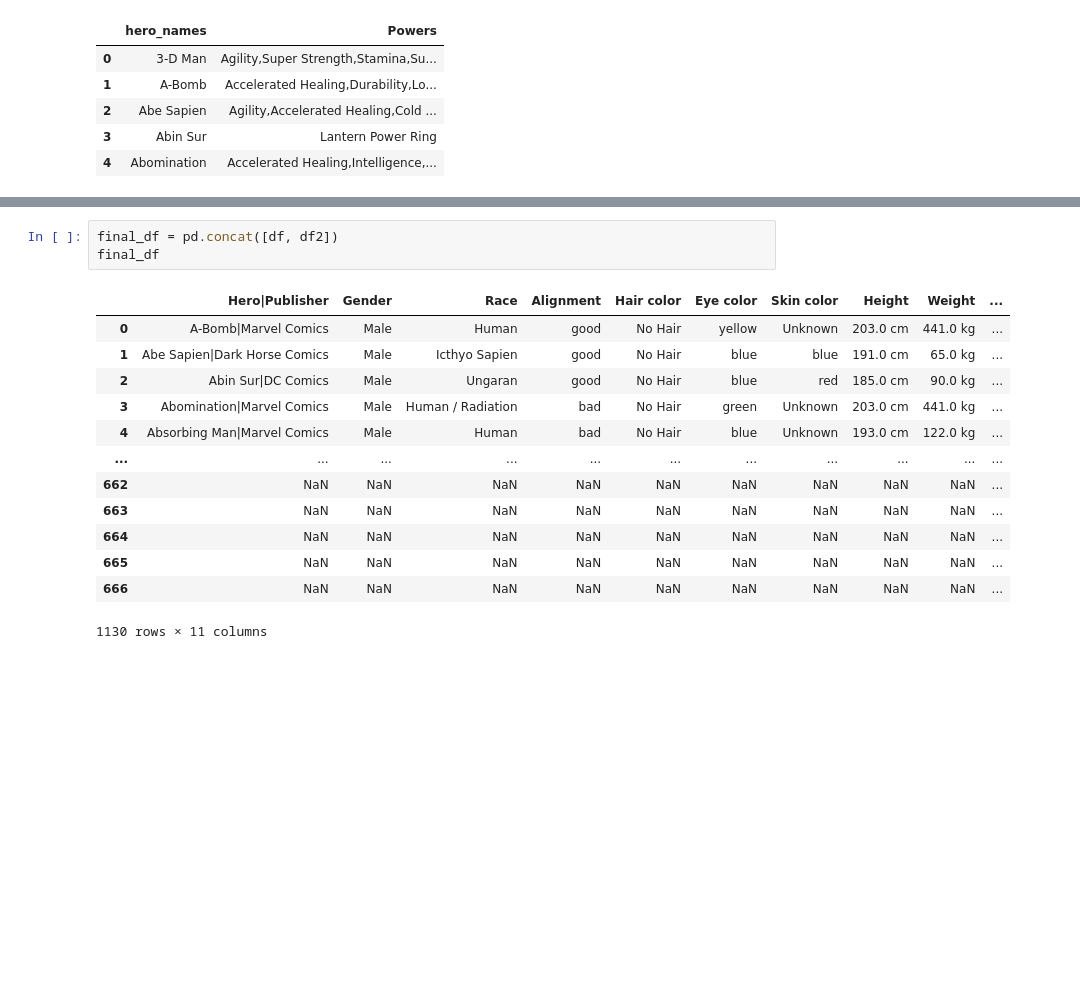
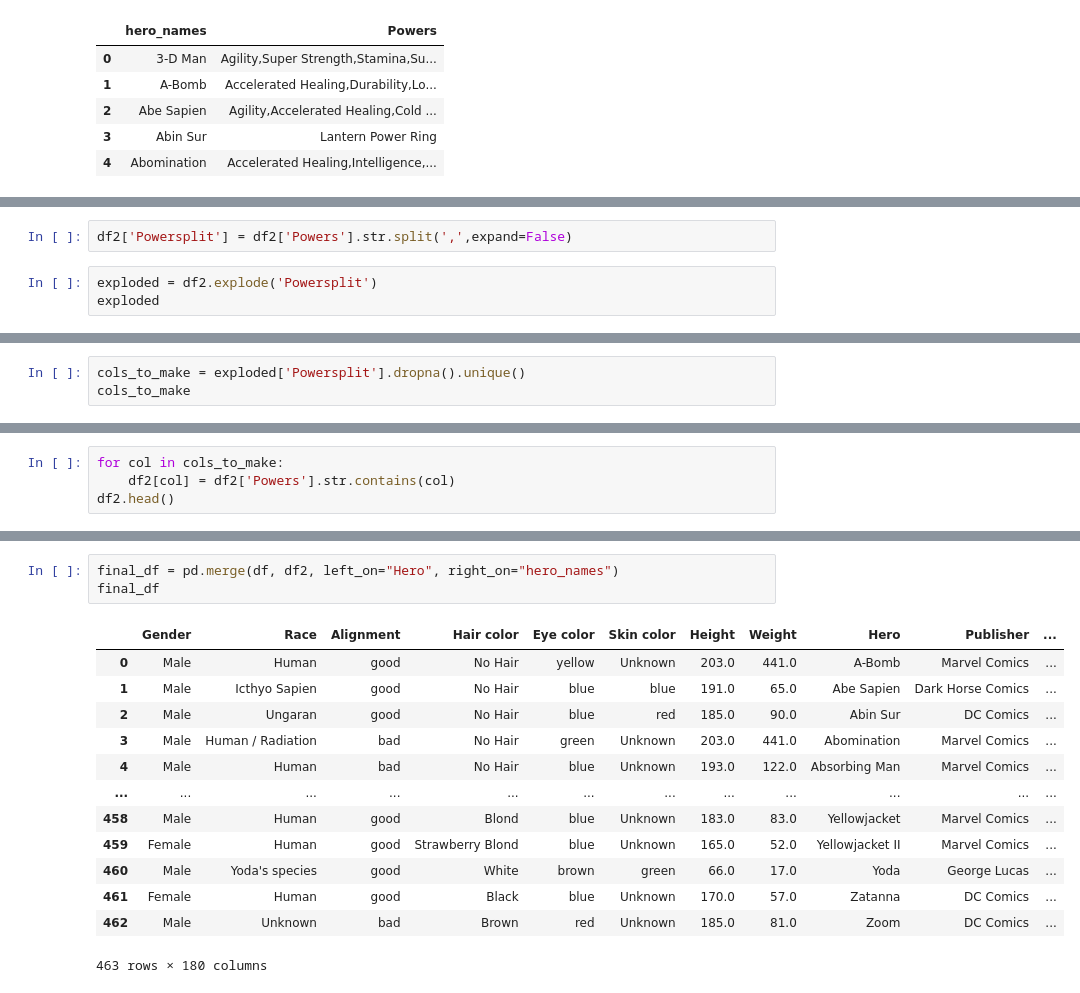
Before and after one commit to LarsonBodden/Applying-Advanced-Transformations, a Jupyter notebook: Applying Advanced Transformations.ipynb, the cells around one changed output, grey strips where cells are left out. Drawn from its saved outputs; the diff is of its cells as text; blank space fills up the shorter version.

```diff
--- a/Applying Advanced Transformations.ipynb
+++ b/Applying Advanced Transformations.ipynb
@@ -161,0 +186,5 @@ memory usage: 10.5+ KB
+# %%
+df2['Powersplit'] = df2['Powers'].str.split(',',expand=False)
+# %%
+exploded = df2.explode('Powersplit')
+exploded
@@ -161,0 +205,3 @@ memory usage: 10.5+ KB
+# %%
+cols_to_make = exploded['Powersplit'].dropna().unique()
+cols_to_make
@@ -161,0 +226,4 @@ memory usage: 10.5+ KB
+# %%
+for col in cols_to_make:
+    df2[col] = df2['Powers'].str.contains(col)
+df2.head()
@@ -162,17 +238,17 @@ memory usage: 10.5+ KB
 # %%
-final_df = pd.concat([df, df2])
+final_df = pd.merge(df, df2, left_on="Hero", right_on="hero_names")
 final_df
 # %% [output]
-|  | Hero|Publisher | Gender | Race | Alignment | Hair color | Eye color | Skin color | Height | Weight | ... |
-| 0 | A-Bomb|Marvel Comics | Male | Human | good | No Hair | yellow | Unknown | 203.0 cm | 441.0 kg | ... |
-| 1 | Abe Sapien|Dark Horse Comics | Male | Icthyo Sapien | good | No Hair | blue | blue | 191.0 cm | 65.0 kg | ... |
-| 2 | Abin Sur|DC Comics | Male | Ungaran | good | No Hair | blue | red | 185.0 cm | 90.0 kg | ... |
-| 3 | Abomination|Marvel Comics | Male | Human / Radiation | bad | No Hair | green | Unknown | 203.0 cm | 441.0 kg | ... |
-| 4 | Absorbing Man|Marvel Comics | Male | Human | bad | No Hair | blue | Unknown | 193.0 cm | 122.0 kg | ... |
-| ... | ... | ... | ... | ... | ... | ... | ... | ... | ... | ... |
-| 662 | NaN | NaN | NaN | NaN | NaN | NaN | NaN | NaN | NaN | ... |
-| 663 | NaN | NaN | NaN | NaN | NaN | NaN | NaN | NaN | NaN | ... |
-| 664 | NaN | NaN | NaN | NaN | NaN | NaN | NaN | NaN | NaN | ... |
-| 665 | NaN | NaN | NaN | NaN | NaN | NaN | NaN | NaN | NaN | ... |
-| 666 | NaN | NaN | NaN | NaN | NaN | NaN | NaN | NaN | NaN | ... |
+|  | Gender | Race | Alignment | Hair color | Eye color | Skin color | Height | Weight | Hero | Publisher | ... |
+| 0 | Male | Human | good | No Hair | yellow | Unknown | 203.0 | 441.0 | A-Bomb | Marvel Comics | ... |
+| 1 | Male | Icthyo Sapien | good | No Hair | blue | blue | 191.0 | 65.0 | Abe Sapien | Dark Horse Comics | ... |
+| 2 | Male | Ungaran | good | No Hair | blue | red | 185.0 | 90.0 | Abin Sur | DC Comics | ... |
+| 3 | Male | Human / Radiation | bad | No Hair | green | Unknown | 203.0 | 441.0 | Abomination | Marvel Comics | ... |
+| 4 | Male | Human | bad | No Hair | blue | Unknown | 193.0 | 122.0 | Absorbing Man | Marvel Comics | ... |
+| ... | ... | ... | ... | ... | ... | ... | ... | ... | ... | ... | ... |
+| 458 | Male | Human | good | Blond | blue | Unknown | 183.0 | 83.0 | Yellowjacket | Marvel Comics | ... |
+| 459 | Female | Human | good | Strawberry Blond | blue | Unknown | 165.0 | 52.0 | Yellowjacket II | Marvel Comics | ... |
+| 460 | Male | Yoda's species | good | White | brown | green | 66.0 | 17.0 | Yoda | George Lucas | ... |
+| 461 | Female | Human | good | Black | blue | Unknown | 170.0 | 57.0 | Zatanna | DC Comics | ... |
+| 462 | Male | Unknown | bad | Brown | red | Unknown | 185.0 | 81.0 | Zoom | DC Comics | ... |
-1130 rows × 11 columns
+463 rows × 180 columns
```
Also changed, not shown: parts of 19 cells of this notebook.
